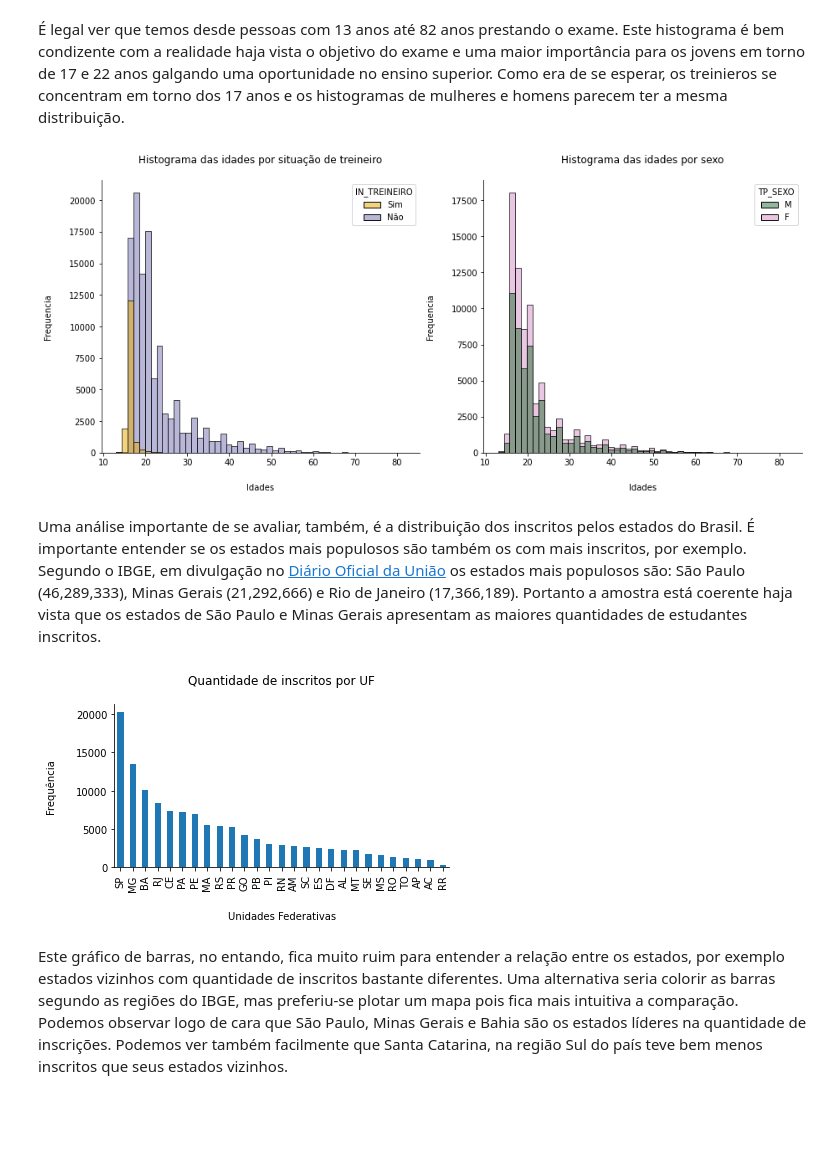
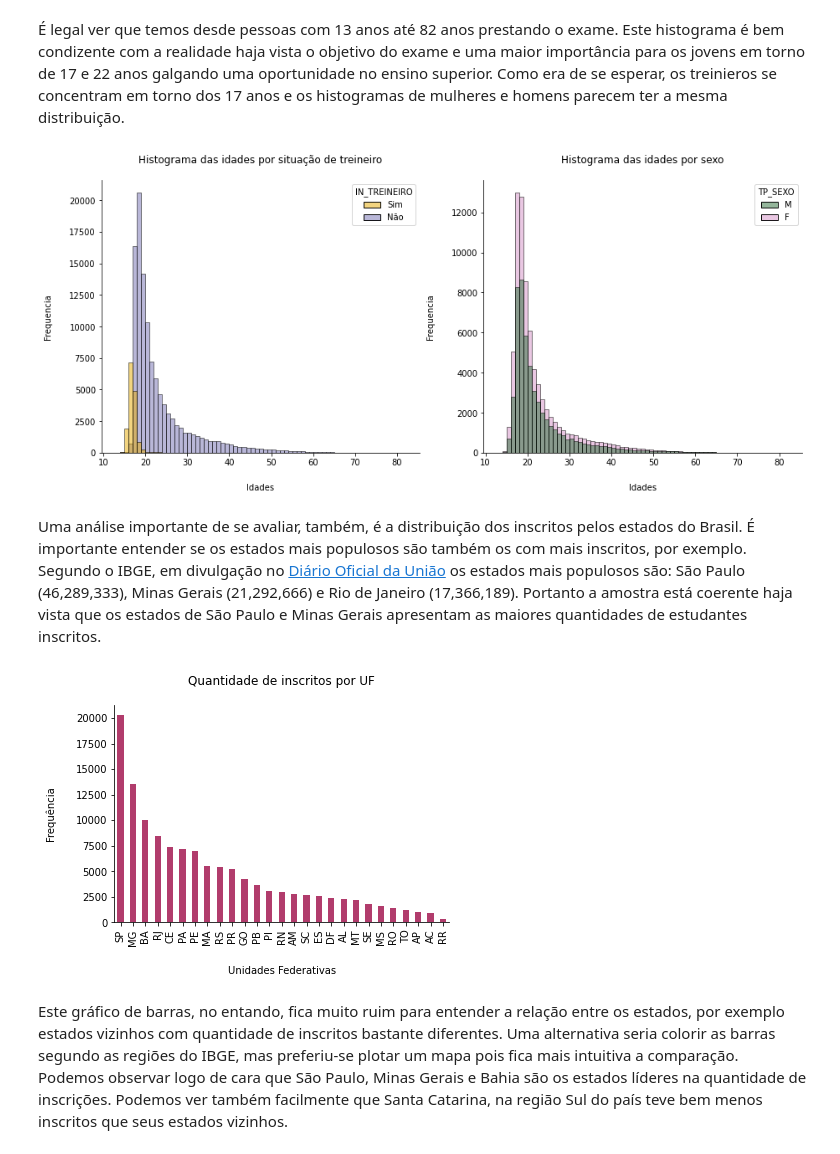
Before and after one commit to vinismachadoo/alura-imersao-dados-2, a Jupyter notebook: microdados_enem_2019.ipynb, the cells around one changed output. Saved outputs shown, nothing was run; the diff lists cells and outputs as text; code cells hidden in the pictures; blank space fills up the shorter version.

```diff
--- a/microdados_enem_2019.ipynb
+++ b/microdados_enem_2019.ipynb
@@ -79,7 +79,7 @@ classes_renda = enem['Q006'].unique()
 classes_renda.sort()
 # %%
 # Colunas da base de dados que tem as notas das 5 provas realizadas
-provas = ['NU_NOTA_CN','NU_NOTA_MT','NU_NOTA_CH','NU_NOTA_LC','NU_NOTA_REDACAO']
+provas = ['NU_NOTA_CN','NU_NOTA_MT','NU_NOTA_CH','NU_NOTA_LC']
 # %%
 # Colunas da base de dados que tem a indicação de alguma necessidade especial
 atendimentos_especiais = ['IN_BAIXA_VISAO', 'IN_CEGUEIRA', 'IN_SURDEZ','IN_DEFICIENCIA_AUDITIVA', 'IN_SURDO_CEGUEIRA','IN_DEFICIENCIA_FISICA', 'IN_DEFICIENCIA_MENTAL','IN_DEFICIT_ATENCAO', 'IN_DISLEXIA', 'IN_DISCALCULIA','IN_AUTISMO', 'IN_VISAO_MONOCULAR']
@@ -144,8 +144,8 @@ enem['NU_IDADE'].min(), enem['NU_IDADE'].max()
 # %%
 fig, (ax1,ax2) = plt.subplots(1,2,figsize=(15,6))
 
-sns.histplot(data=enem, x='NU_IDADE', hue='IN_TREINEIRO', bins=50, ax=ax1, palette='Dark2_r')
-sns.histplot(data=enem, x='NU_IDADE', hue='TP_SEXO', bins=50, ax=ax2, palette='cubehelix')
+sns.histplot(data=enem, x='NU_IDADE', hue='IN_TREINEIRO', bins=69, ax=ax1, palette='Dark2_r')
+sns.histplot(data=enem, x='NU_IDADE', hue='TP_SEXO', bins=69, ax=ax2, palette='cubehelix')
 sns.despine()
 ax1.set_title('Histograma das idades por situação de treineiro', pad=20, fontsize=12, color='black')
 ax1.set_xlabel('Idades', labelpad=20)
@@ -156,21 +156,21 @@ ax2.set_ylabel('Frequencia', labelpad=20)
 
 plt.show()
 # %% [output]
-[figure, old version]
+[figure, new version]
 # %% [markdown]
 
 
 Uma análise importante de se avaliar, também, é a distribuição dos inscritos pelos estados do Brasil. É importante entender se os estados mais populosos são também os com mais inscritos, por exemplo. Segundo o IBGE, em divulgação no [Diário Oficial da União](https://www.in.gov.br/web/dou/-/portaria-n-pr-254-de-25-de-agosto-de-2020-274382852) os estados mais populosos são: São Paulo (46,289,333), Minas Gerais (21,292,666) e Rio de Janeiro (17,366,189). Portanto a amostra está coerente haja vista que os estados de São Paulo e Minas Gerais apresentam as maiores quantidades de estudantes inscritos.
 # %%
-fig, ax = plt.subplots(figsize=(6,3))
-enem['SG_UF_RESIDENCIA'].value_counts().plot(kind='bar')
+fig, ax = plt.subplots()
+enem['SG_UF_RESIDENCIA'].value_counts().plot(kind='bar', color=sns.color_palette('flare')[3])
 plt.title('Quantidade de inscritos por UF', pad=20, fontsize=12, color='black')
 plt.xlabel('Unidades Federativas', labelpad=20)
 plt.ylabel('Frequência', labelpad=20)
 sns.despine()
 plt.show()
 # %% [output]
-[figure, old version]
+[figure, new version]
 # %% [markdown]
 Este gráfico de barras, no entando, fica muito ruim para entender a relação entre os estados, por exemplo estados vizinhos com quantidade de inscritos bastante diferentes. Uma alternativa seria colorir as barras segundo as regiões do IBGE, mas preferiu-se plotar um mapa pois fica mais intuitiva a comparação. Podemos observar logo de cara que São Paulo, Minas Gerais e Bahia são os estados líderes na quantidade de inscrições. Podemos ver também facilmente que Santa Catarina, na região Sul do país teve bem menos inscritos que seus estados vizinhos.
 # %%
```
Also changed, not shown: parts of 20 cells of this notebook.
